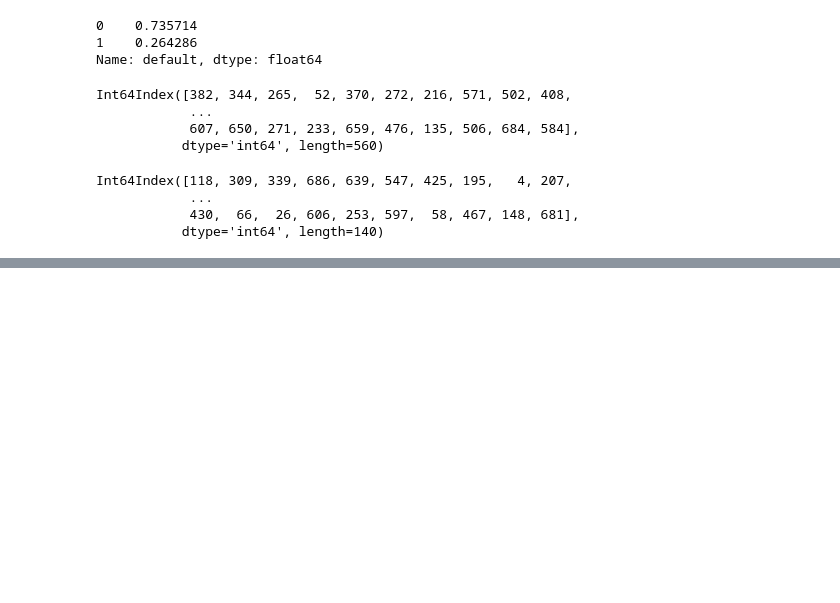
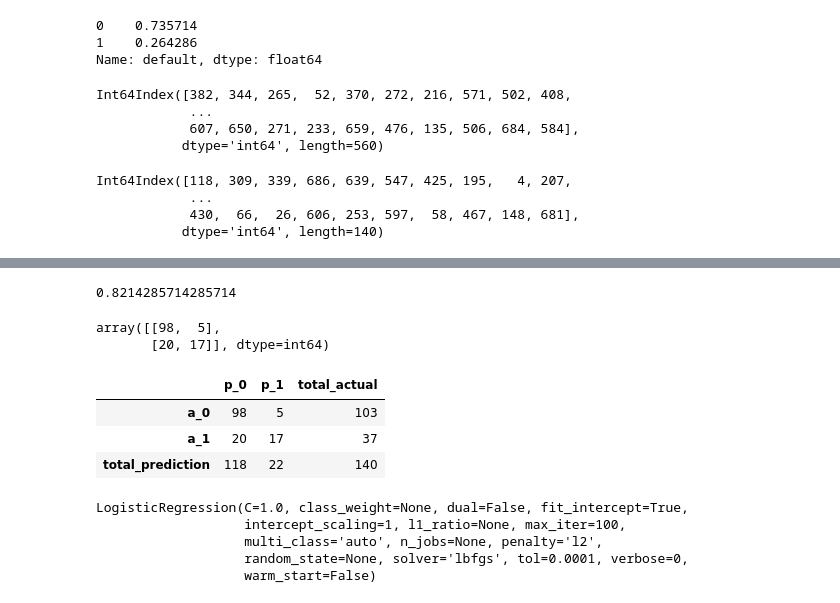
Before and after one commit to Damianus04/data-science-purwadhika, a Jupyter notebook: Modul_3_Machine_Learning_Working_Files/20210210 - Linear - Regression - exercise.ipynb, the cells around one changed output, grey strips where cells are left out. Drawn from its saved outputs; the diff is of its cells as text; code cells hidden in the pictures; blank space fills up the shorter version.

```diff
--- a/Modul_3_Machine_Learning_Working_Files/20210210 - Linear - Regression - exercise.ipynb
+++ b/Modul_3_Machine_Learning_Working_Files/20210210 - Linear - Regression - exercise.ipynb
@@ -422,3 +422,6 @@ Int64Index([118, 309, 339, 686, 639, 547, 425, 195,   4, 207,
             ...
             430,  66,  26, 606, 253, 597,  58, 467, 148, 681],
            dtype='int64', length=140)
+# %%
+sm_logit_train = sm.Logit(y_train, sm.add_constant(X_train))
+result_train = sm_logit_train.fit()
@@ -424,0 +432,2 @@ Int64Index([118, 309, 339, 686, 639, 547, 425, 195,   4, 207,
+# %%
+y_predict = result_train.predict(sm.add_constant(X_test))
@@ -424,0 +449,3 @@ Int64Index([118, 309, 339, 686, 639, 547, 425, 195,   4, 207,
+# %%
+y_predict_class = np.where(y_predict > 0.5, 1, 0)
+y_predict_class
@@ -424,0 +460,22 @@ Int64Index([118, 309, 339, 686, 639, 547, 425, 195,   4, 207,
+# %%
+accuracy_score(y_test, y_predict_class)
+# %% [output]
+0.8214285714285714
+# %%
+confusion_matrix(y_test, y_predict_class)
+# %% [output]
+array([[98,  5],
+       [20, 17]], dtype=int64)
+# %%
+def make_confusion_matrix(confusion):
+    tn, fp, fn, tp = confusion.flatten()
+    confusion_df = pd.DataFrame({'p_0': [tn, fn, tn+fn], 'p_1': [fp, tp, fp+tp], 'total_actual': [tn+fp, fn+tp, tn+fn+tp+fp]},
+                                index=['a_0', 'a_1', 'total_prediction'])
+    return confusion_df
+# %%
+make_confusion_matrix(confusion_matrix(y_test, y_predict_class))
+# %% [output]
+|  | p_0 | p_1 | total_actual |
+| a_0 | 98 | 5 | 103 |
+| a_1 | 20 | 17 | 37 |
+| total_prediction | 118 | 22 | 140 |
@@ -424,0 +484,9 @@ Int64Index([118, 309, 339, 686, 639, 547, 425, 195,   4, 207,
+# %%
+logit_sklearn = LogisticRegression()
+logit_sklearn.fit(X_train, y_train)
+# %% [output]
+LogisticRegression(C=1.0, class_weight=None, dual=False, fit_intercept=True,
+                   intercept_scaling=1, l1_ratio=None, max_iter=100,
+                   multi_class='auto', n_jobs=None, penalty='l2',
+                   random_state=None, solver='lbfgs', tol=0.0001, verbose=0,
+                   warm_start=False)
```
Also changed, not shown: parts of 15 cells of this notebook, 2 other files.
